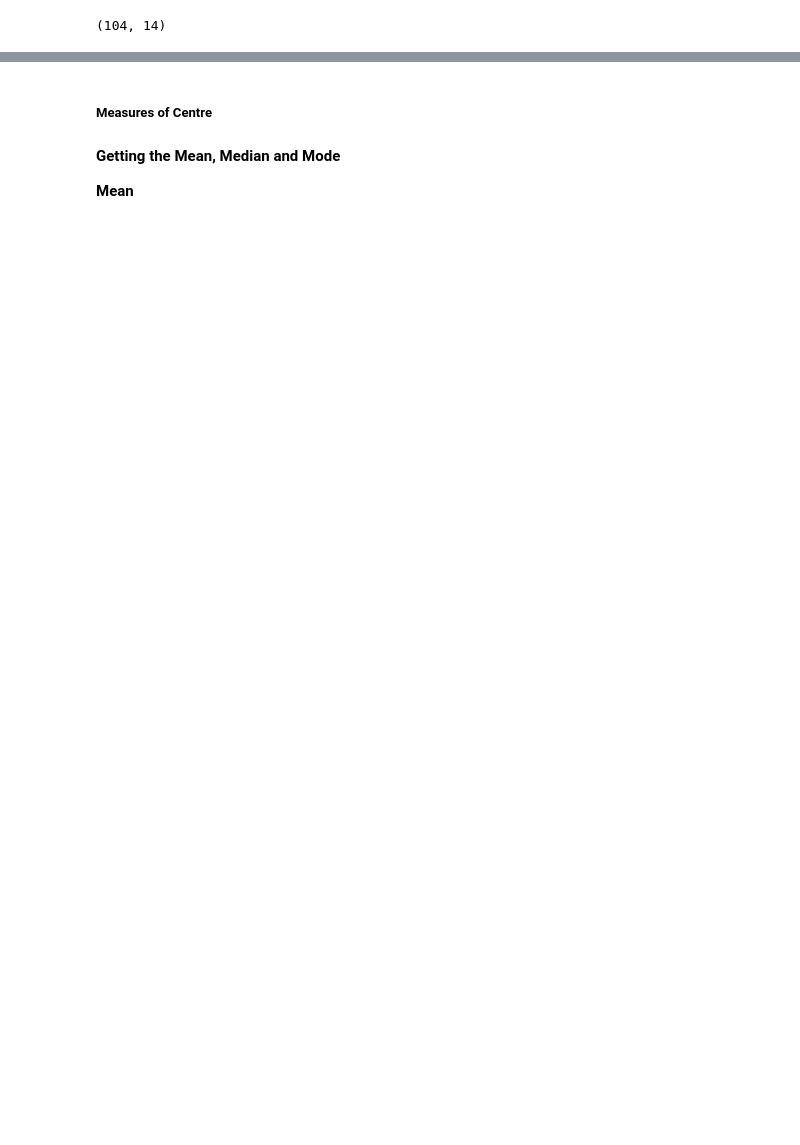
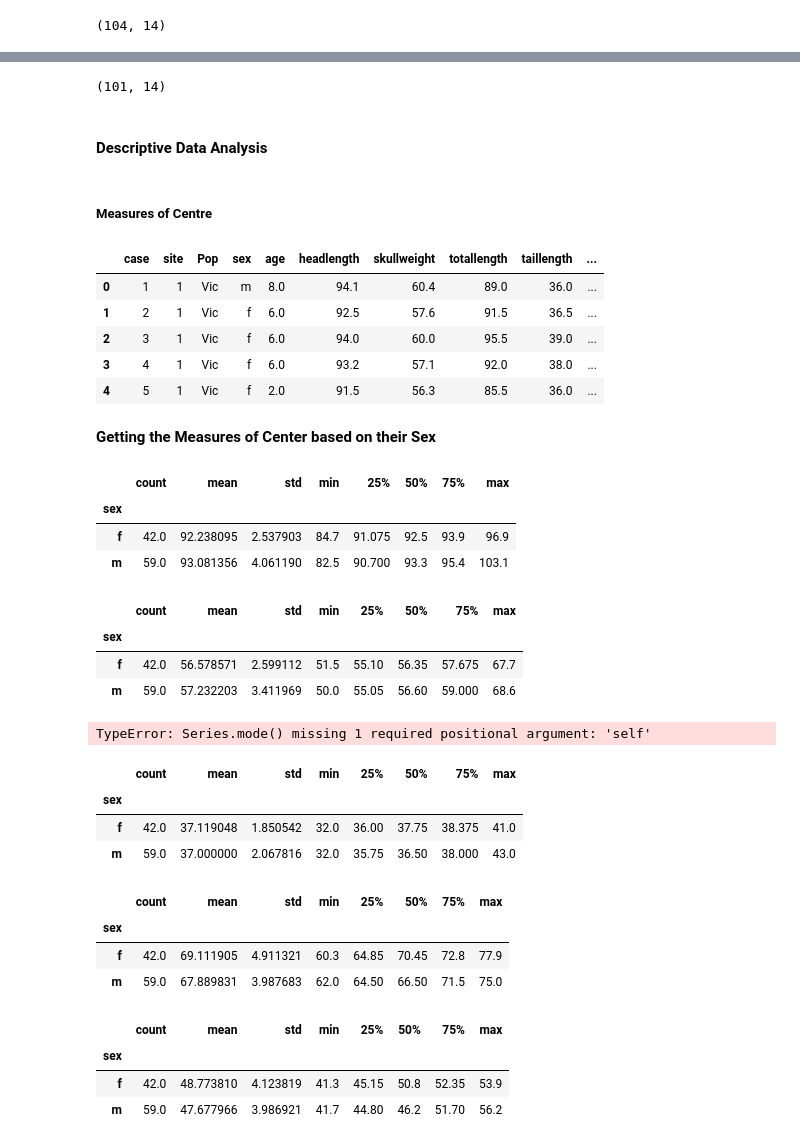
Before and after one commit to Adelegan-JD/TASKS, a Jupyter notebook: Week_8/adelegan_deborah_statistics_task_4.ipynb, the cells around one changed output, grey strips where cells are left out. Cells and saved outputs as stored; diff of their text form; code cells hidden in the pictures; blank space fills up the shorter version.

```diff
--- a/Week_8/adelegan_deborah_statistics_task_4.ipynb
+++ b/Week_8/adelegan_deborah_statistics_task_4.ipynb
@@ -22,6 +115,65 @@ data.shape
+# %%
+#removing rows with missing values
+cd  = data.dropna(inplace=True)
+cd = data.reset_index(drop=True)
+# %%
+cd.shape
+# %% [output]
+(101, 14)
+# %% [markdown]
+#### **Descriptive Data Analysis**
 # %% [markdown]
 ##### **Measures of Centre**
+# %%
+cd.head()
+# %% [output]
+|  | case | site | Pop | sex | age | headlength | skullweight | totallength | taillength | ... |
+| 0 | 1 | 1 | Vic | m | 8.0 | 94.1 | 60.4 | 89.0 | 36.0 | ... |
+| 1 | 2 | 1 | Vic | f | 6.0 | 92.5 | 57.6 | 91.5 | 36.5 | ... |
+| 2 | 3 | 1 | Vic | f | 6.0 | 94.0 | 60.0 | 95.5 | 39.0 | ... |
+| 3 | 4 | 1 | Vic | f | 6.0 | 93.2 | 57.1 | 92.0 | 38.0 | ... |
+| 4 | 5 | 1 | Vic | f | 2.0 | 91.5 | 56.3 | 85.5 | 36.0 | ... |
 # %% [markdown]
-**Getting the Mean, Median and Mode**
-
-**Mean**
+**Getting the Measures of Center based on their Sex**
+# %%
+#mean of male possums
+cd.groupby('sex')['headlength'].describe()
+# %% [output]
+|  | count | mean | std | min | 25% | 50% | 75% | max |
+| sex |  |  |  |  |  |  |  |  |
+| f | 42.0 | 92.238095 | 2.537903 | 84.7 | 91.075 | 92.5 | 93.9 | 96.9 |
+| m | 59.0 | 93.081356 | 4.061190 | 82.5 | 90.700 | 93.3 | 95.4 | 103.1 |
+# %%
+cd.groupby('sex')['skullweight'].describe()
+# %% [output]
+|  | count | mean | std | min | 25% | 50% | 75% | max |
+| sex |  |  |  |  |  |  |  |  |
+| f | 42.0 | 56.578571 | 2.599112 | 51.5 | 55.10 | 56.35 | 57.675 | 67.7 |
+| m | 59.0 | 57.232203 | 3.411969 | 50.0 | 55.05 | 56.60 | 59.000 | 68.6 |
+# %%
+cd.groupby('sex')['totallength'].mean()
+cd.groupby('sex')['totallength'].median()
+cd.groupby('sex')['totallength'].agg(pd.Series.mode())
+# %% [output]
+TypeError: Series.mode() missing 1 required positional argument: 'self'
+# %%
+cd.groupby('sex')['taill'].describe()
+# %% [output]
+|  | count | mean | std | min | 25% | 50% | 75% | max |
+| sex |  |  |  |  |  |  |  |  |
+| f | 42.0 | 37.119048 | 1.850542 | 32.0 | 36.00 | 37.75 | 38.375 | 41.0 |
+| m | 59.0 | 37.000000 | 2.067816 | 32.0 | 35.75 | 36.50 | 38.000 | 43.0 |
+# %%
+cd.groupby('sex')['footlength'].describe()
+# %% [output]
+|  | count | mean | std | min | 25% | 50% | 75% | max |
+| sex |  |  |  |  |  |  |  |  |
+| f | 42.0 | 69.111905 | 4.911321 | 60.3 | 64.85 | 70.45 | 72.8 | 77.9 |
+| m | 59.0 | 67.889831 | 3.987683 | 62.0 | 64.50 | 66.50 | 71.5 | 75.0 |
+# %%
+cd.groupby('sex')['earconch'].describe()
+# %% [output]
+|  | count | mean | std | min | 25% | 50% | 75% | max |
+| sex |  |  |  |  |  |  |  |  |
+| f | 42.0 | 48.773810 | 4.123819 | 41.3 | 45.15 | 50.8 | 52.35 | 53.9 |
+| m | 59.0 | 47.677966 | 3.986921 | 41.7 | 44.80 | 46.2 | 51.70 | 56.2 |
```
Also changed, not shown: parts of 31 cells of this notebook.
